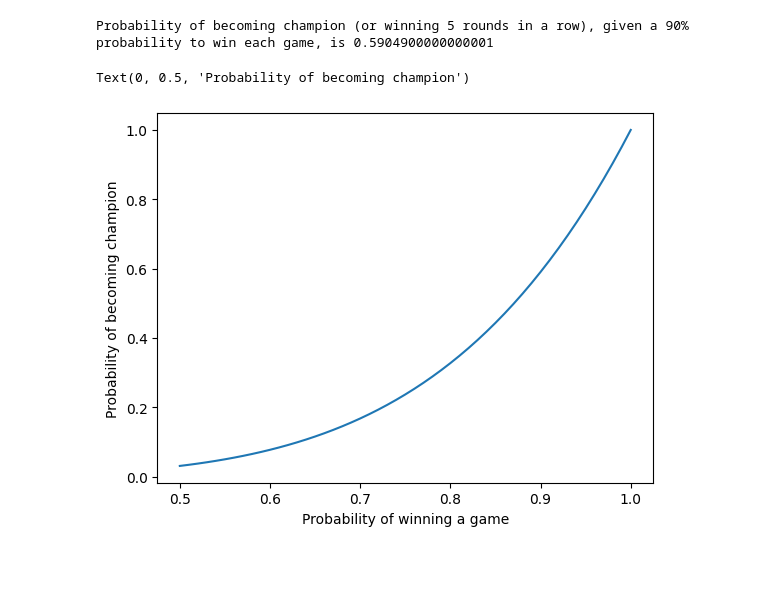
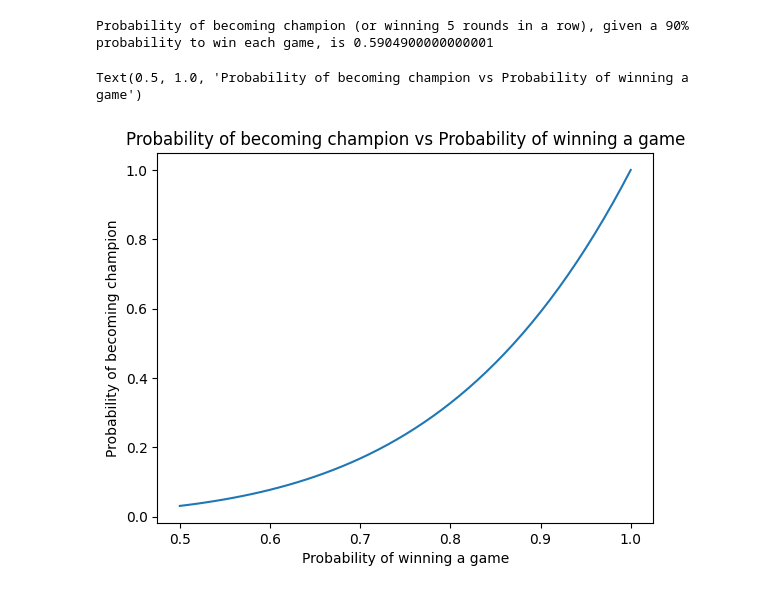
Before and after one commit to D123aniel/STOR535, a Jupyter notebook: Labs/Lab1.ipynb, the cells around one changed output. Cells and saved outputs as stored; diff of their text form; code cells hidden in the pictures; blank space fills up the shorter version.

```diff
--- a/Labs/Lab1.ipynb
+++ b/Labs/Lab1.ipynb
@@ -254,16 +255,17 @@ Probability of becoming champion (or winning 5 rounds in a row), given a 90% pro
 # %%
 # 4.3
 #line plot where x-axis is the probability of winning a game and y-axis is the probability of becoming champion
 probabilities = np.arange(0.5,1.01,0.01)
 champion_probabilities = []
 for prob in probabilities:
     rounds = math.log(32, 2)
     probability = math.pow(prob,rounds)
     champion_probabilities.append(probability)
 
 plt.plot(probabilities, champion_probabilities)
 plt.xlabel("Probability of winning a game")
 plt.ylabel("Probability of becoming champion")
+plt.title("Probability of becoming champion vs Probability of winning a game")
 # %% [output]
-Text(0, 0.5, 'Probability of becoming champion')
+Text(0.5, 1.0, 'Probability of becoming champion vs Probability of winning a game')
-[figure, old version]
+[figure, new version]
```
Also changed, not shown: parts of 2 cells of this notebook.
